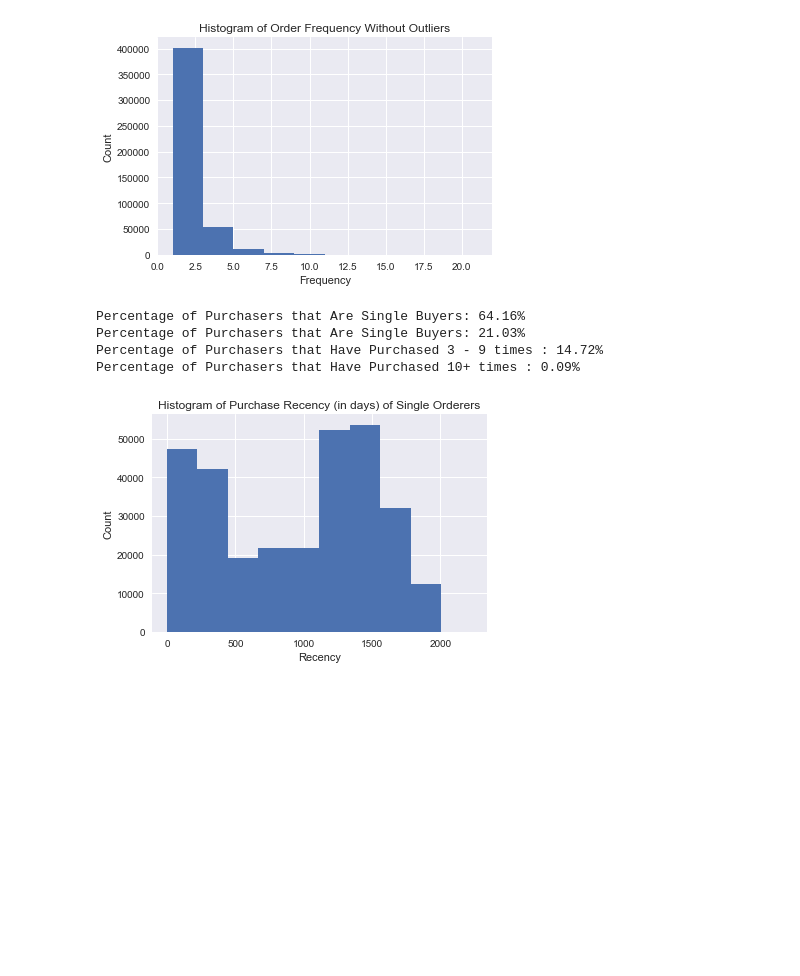
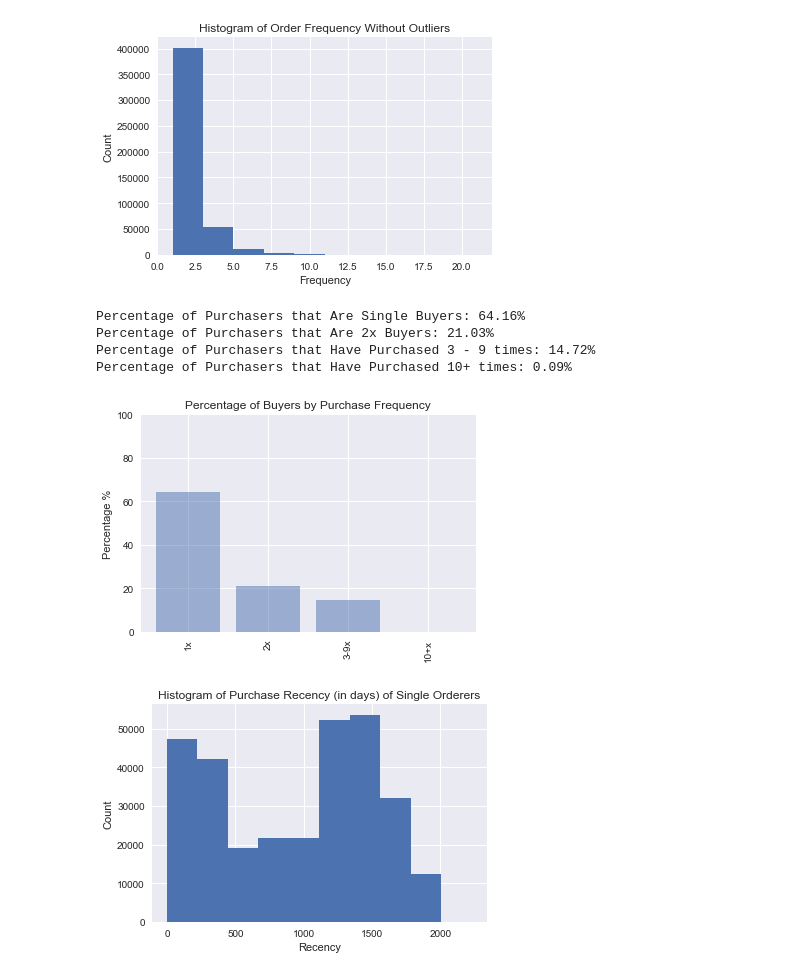
Before and after one commit to juliannarenaud/springboarddatasciencecourse, a Jupyter notebook: Project 2 Milestone Report.ipynb, the cells around one changed output. Cells and saved outputs as stored; diff of their text form; code cells hidden in the pictures; blank space fills up the shorter version.

```diff
--- a/Project 2 Milestone Report.ipynb
+++ b/Project 2 Milestone Report.ipynb
@@ -1667,14 +1727,28 @@ midfrequency = buyers_df2.loc[(buyers_df2['Frequency'] > 2) & (buyers_df2['Frequ
 highfrequency = buyers_df2.loc[buyers_df2['Frequency'] >= 10]
 
 print('Percentage of Purchasers that Are Single Buyers:',"{:.2%}".format(len(singleorderers)/len(buyers_df2)))
-print('Percentage of Purchasers that Are Single Buyers:',"{:.2%}".format(len(twoorderers)/len(buyers_df2)))
-print('Percentage of Purchasers that Have Purchased 3 - 9 times :',"{:.2%}".format(len(midfrequency)/len(buyers_df2)))
-print('Percentage of Purchasers that Have Purchased 10+ times :',"{:.2%}".format(len(highfrequency)/len(buyers_df2)))
+print('Percentage of Purchasers that Are 2x Buyers:',"{:.2%}".format(len(twoorderers)/len(buyers_df2)))
+print('Percentage of Purchasers that Have Purchased 3 - 9 times:',"{:.2%}".format(len(midfrequency)/len(buyers_df2)))
+print('Percentage of Purchasers that Have Purchased 10+ times:',"{:.2%}".format(len(highfrequency)/len(buyers_df2)))
 # %% [output]
 Percentage of Purchasers that Are Single Buyers: 64.16%
-Percentage of Purchasers that Are Single Buyers: 21.03%
-Percentage of Purchasers that Have Purchased 3 - 9 times : 14.72%
-Percentage of Purchasers that Have Purchased 10+ times : 0.09%
+Percentage of Purchasers that Are 2x Buyers: 21.03%
+Percentage of Purchasers that Have Purchased 3 - 9 times: 14.72%
+Percentage of Purchasers that Have Purchased 10+ times: 0.09%
+# %%
+#Graph the yearly recency counts
+objects = ('1x', '2x', '3-9x', '10+x')
+y_pos = np.arange(len(objects))
+frequencies = [((len(singleorderers)/len(buyers_df2))*100), ((len(twoorderers)/len(buyers_df2))*100), ((len(midfrequency)/len(buyers_df2))*100),((len(highfrequency)/len(buyers_df2))*100)]
+
+_ = plt.bar(y_pos, frequencies, align='center', alpha=0.5)
+_ = plt.xticks(y_pos, objects, rotation=90)
+_ = plt.ylim(0,100)
+_ = plt.ylabel('Percentage %')
+_ = plt.title('Percentage of Buyers by Purchase Frequency')
+plt.show()
+# %% [output]
+[figure, added]
 # %%
 #Dig deeper into single purchasers
 sns.set()
```
Also changed, not shown: parts of 51 cells of this notebook.
